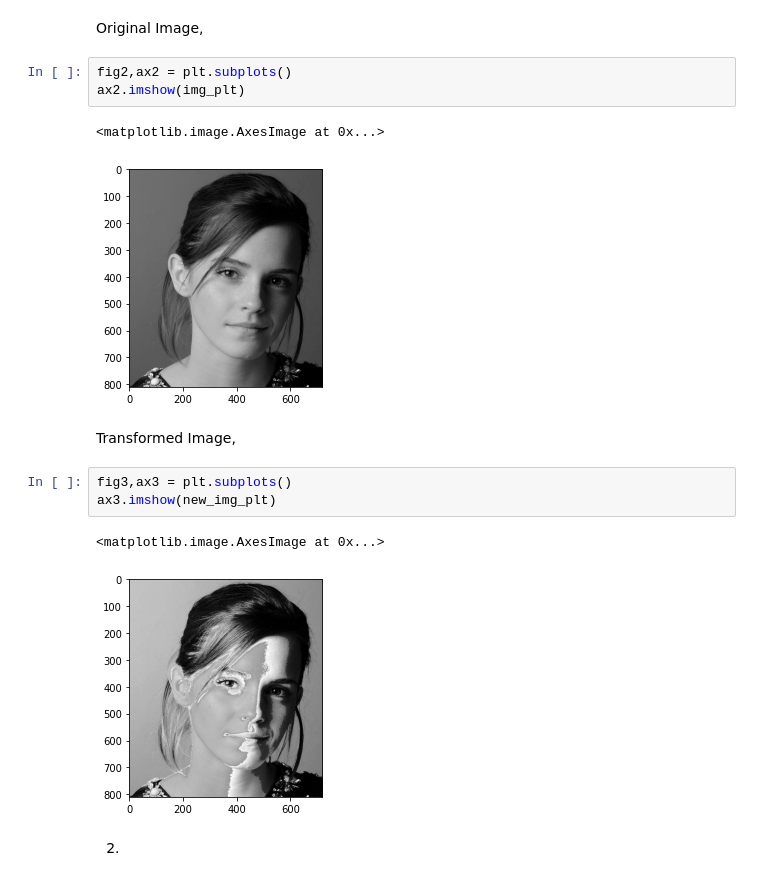
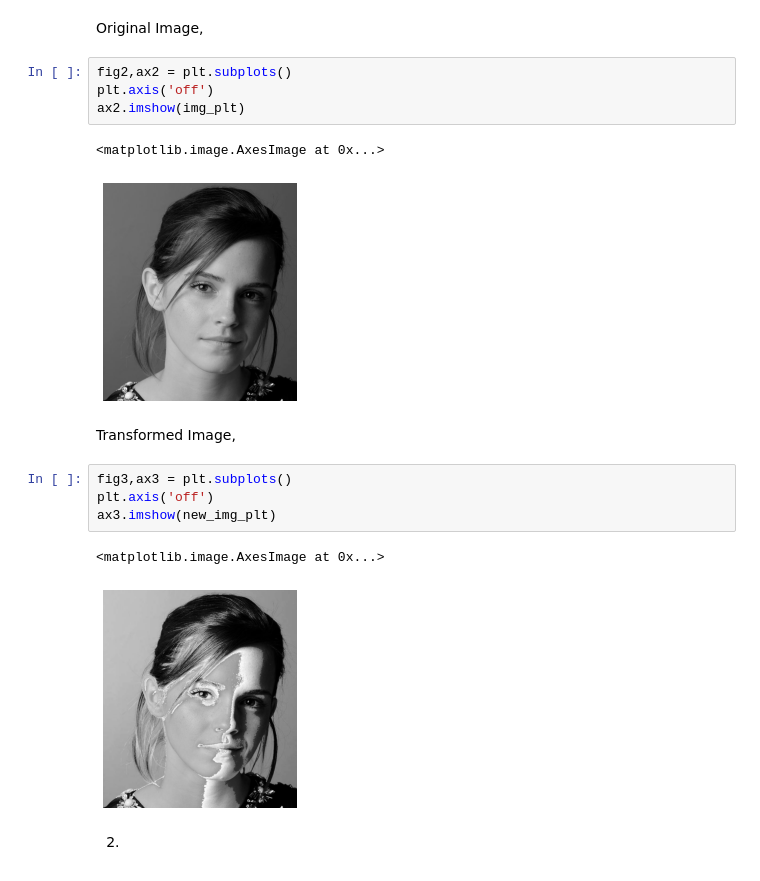
Before and after one commit to AkilaDimantha/EN2550_190660F, a Jupyter notebook: Asssignment1.ipynb, the cells around one changed output. Cells and saved outputs as stored; diff of their text form.

```diff
--- a/Asssignment1.ipynb
+++ b/Asssignment1.ipynb
@@ -35,18 +36,20 @@ new_img_plt = cv.cvtColor(new_img, cv.COLOR_BGR2RGB )
 Original Image,
 # %%
 fig2,ax2 = plt.subplots()
+plt.axis('off')
 ax2.imshow(img_plt)
 # %% [output]
 <matplotlib.image.AxesImage at 0x...>
-[figure, old version]
+[figure, new version]
 # %% [markdown]
 Transformed Image,
 # %%
 fig3,ax3 = plt.subplots()
+plt.axis('off')
 ax3.imshow(new_img_plt)
 # %% [output]
 <matplotlib.image.AxesImage at 0x...>
-[figure, old version]
+[figure, new version]
 # %% [markdown]
 2)
 # %% [markdown]
```
Also changed, not shown: parts of 9 cells of this notebook, 1 other file.
